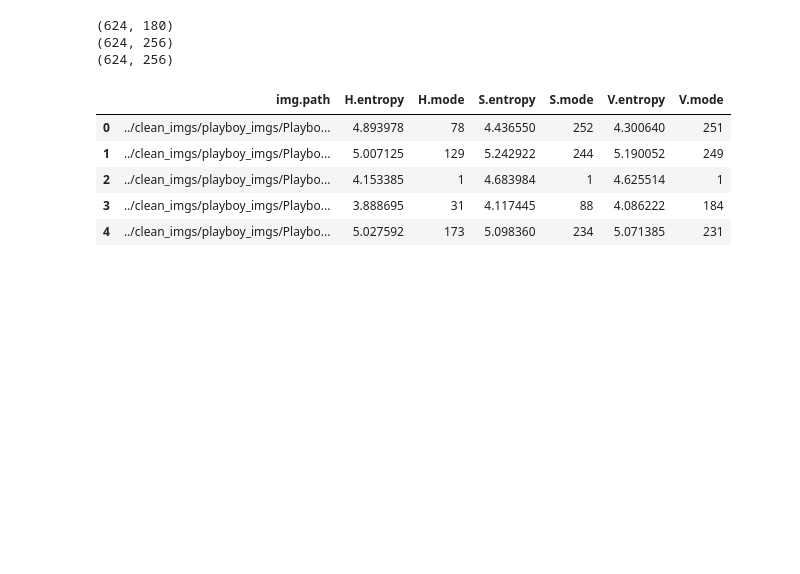
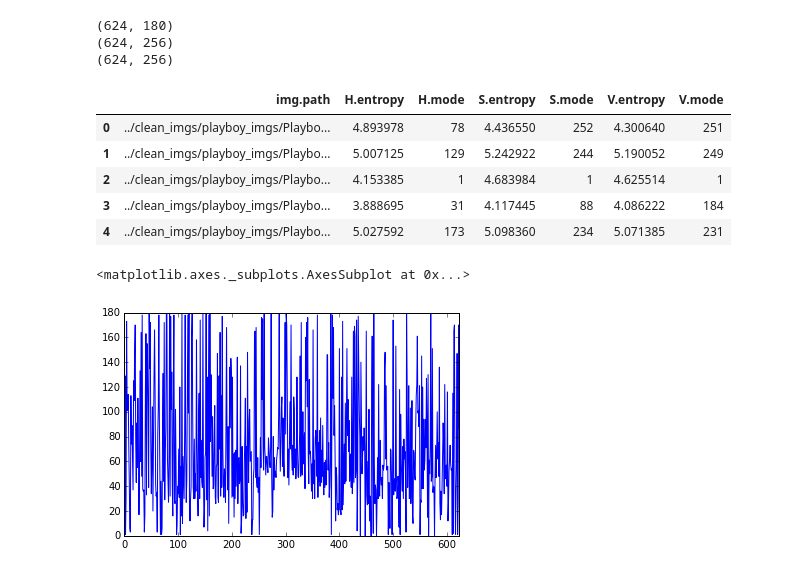
Before and after one commit to myazdani/magazine-study, a Jupyter notebook: scripts/compute-color-stats.ipynb, the cells around one changed output. Saved outputs shown, nothing was run; the diff lists cells and outputs as text; code cells hidden in the pictures; blank space fills up the shorter version.

Commit message:
added some plots

```diff
--- a/scripts/compute-color-stats.ipynb
+++ b/scripts/compute-color-stats.ipynb
@@ -57,0 +60,5 @@ df_img_stats.to_csv("../data/image_stats_playboy.csv", index = False)
+# %%
+df_img_stats["H.mode"].plot()
+# %% [output]
+<matplotlib.axes._subplots.AxesSubplot at 0x...>
+[figure, added]
```
Also changed, not shown: parts of 4 cells of this notebook.
